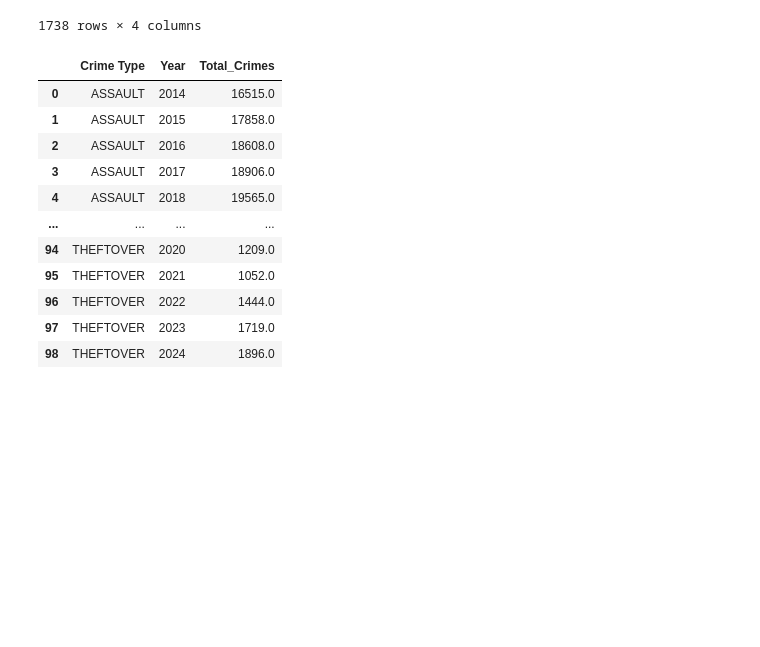
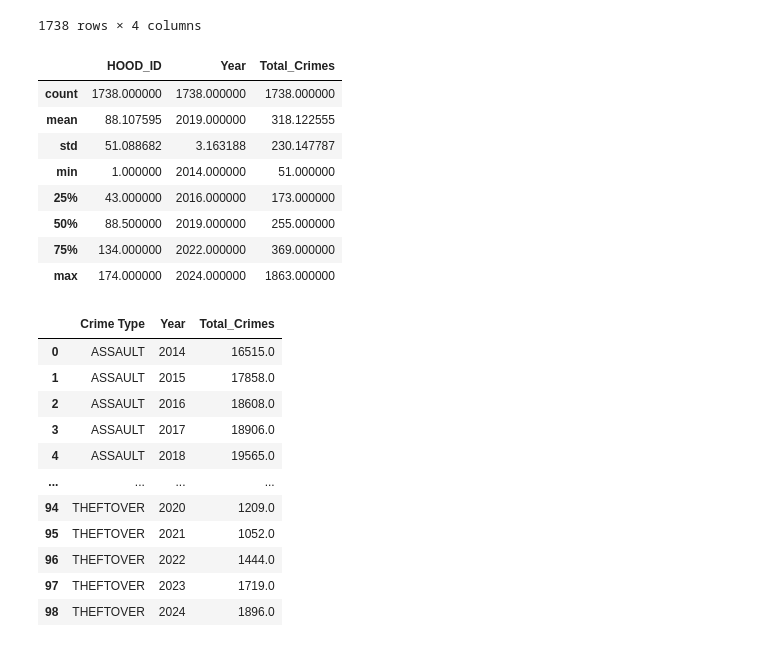
Before and after one commit to syn-namon/Neighbourhood-Crime-Rates-in-Toronto, a Jupyter notebook: code/Cleaning_data.ipynb, the cells around one changed output. Cells and saved outputs as stored; diff of their text form; code cells hidden in the pictures; blank space fills up the shorter version.

```diff
--- a/code/Cleaning_data.ipynb
+++ b/code/Cleaning_data.ipynb
@@ -255,6 +267,18 @@ crime_total_not_null
 | 1736 | 174 | South Eglinton-Davisville | 2023 | 251.0 |
 | 1737 | 174 | South Eglinton-Davisville | 2024 | 262.0 |
 1738 rows × 4 columns
+# %%
+crime_total.describe()
+# %% [output]
+|  | HOOD_ID | Year | Total_Crimes |
+| count | 1738.000000 | 1738.000000 | 1738.000000 |
+| mean | 88.107595 | 2019.000000 | 318.122555 |
+| std | 51.088682 | 3.163188 | 230.147787 |
+| min | 1.000000 | 2014.000000 | 51.000000 |
+| 25% | 43.000000 | 2016.000000 | 173.000000 |
+| 50% | 88.500000 | 2019.000000 | 255.000000 |
+| 75% | 134.000000 | 2022.000000 | 369.000000 |
+| max | 174.000000 | 2024.000000 | 1863.000000 |
 # %%
 crime_total.to_csv('crime_total_count.csv')
 # %%
```
Also changed, not shown: parts of 3 cells of this notebook, 15 other files.
